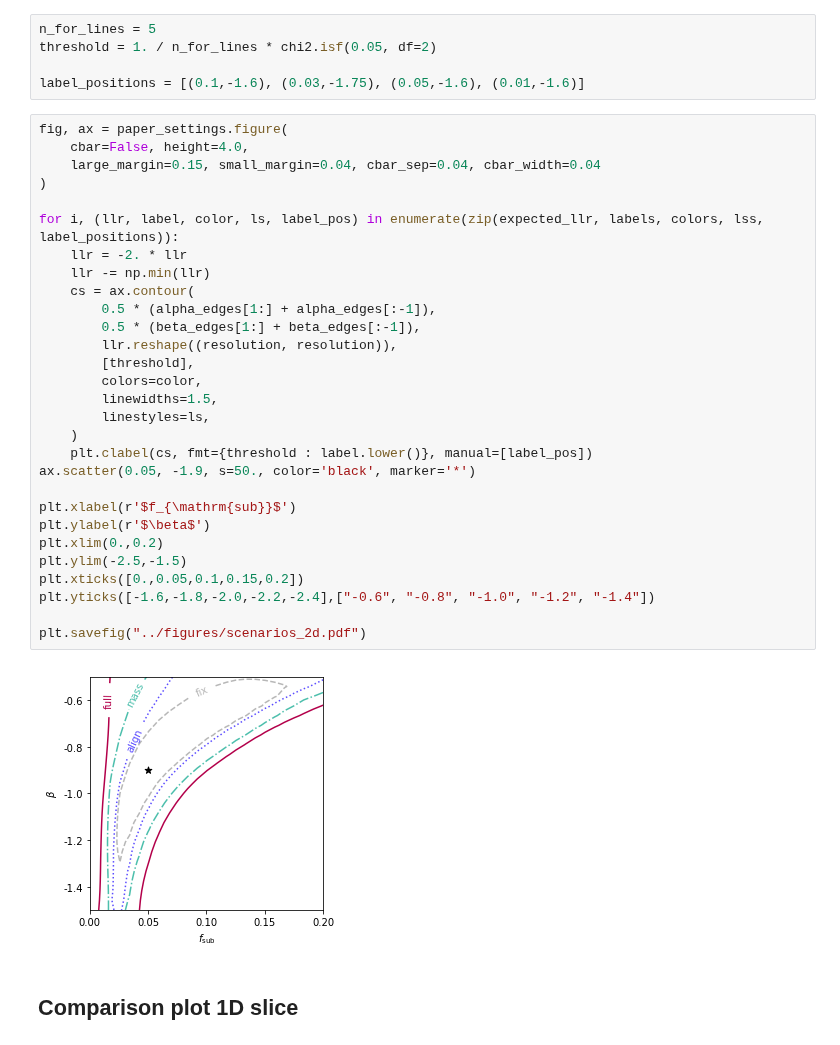
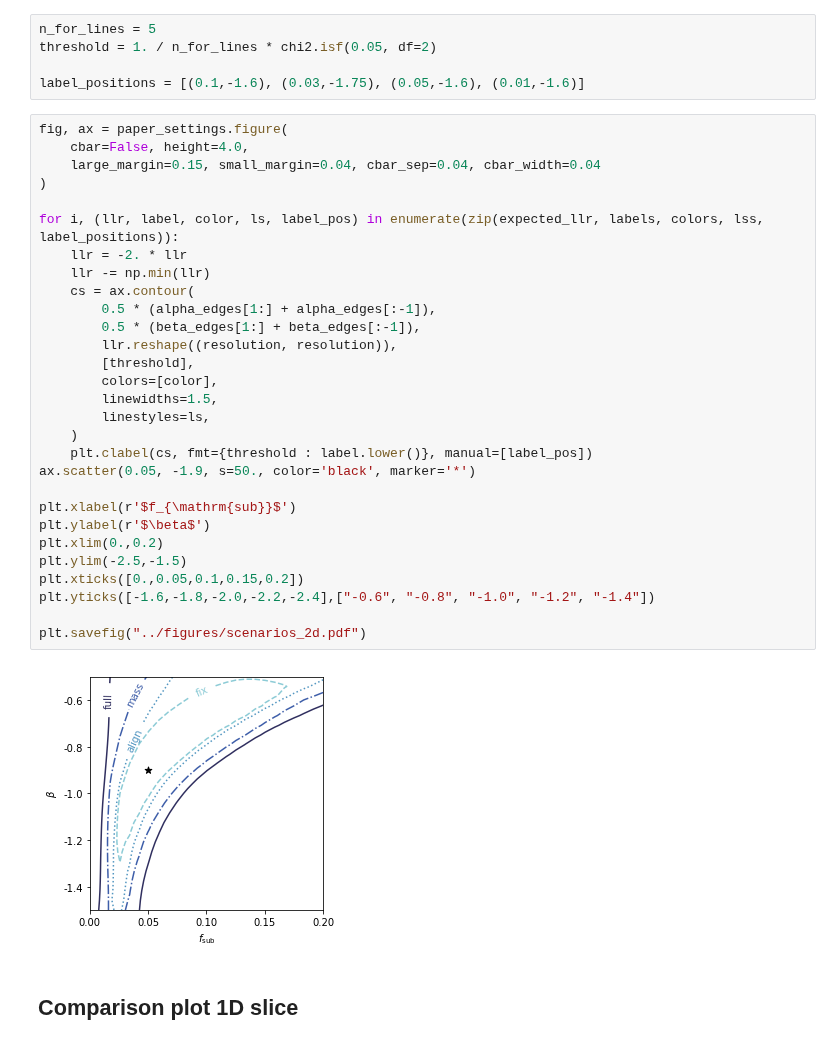
Before and after one commit to smsharma/mining-for-substructure-lens, a Jupyter notebook: notebooks/07_expected_llr_paper.ipynb, the cells around one changed output. Drawn from its saved outputs; the diff is of its cells as text.

```diff
--- a/notebooks/07_expected_llr_paper.ipynb
+++ b/notebooks/07_expected_llr_paper.ipynb
@@ -194,34 +186,34 @@ label_positions = [(0.1,-1.6), (0.03,-1.75), (0.05,-1.6), (0.01,-1.6)]
 # %%
 fig, ax = paper_settings.figure(
     cbar=False, height=4.0,
     large_margin=0.15, small_margin=0.04, cbar_sep=0.04, cbar_width=0.04
 )
 
 for i, (llr, label, color, ls, label_pos) in enumerate(zip(expected_llr, labels, colors, lss, label_positions)):
     llr = -2. * llr
     llr -= np.min(llr)
     cs = ax.contour(
         0.5 * (alpha_edges[1:] + alpha_edges[:-1]),
         0.5 * (beta_edges[1:] + beta_edges[:-1]),
         llr.reshape((resolution, resolution)),
         [threshold],
-        colors=color,
+        colors=[color],
         linewidths=1.5,
         linestyles=ls,
     )
     plt.clabel(cs, fmt={threshold : label.lower()}, manual=[label_pos])
 ax.scatter(0.05, -1.9, s=50., color='black', marker='*')
 
 plt.xlabel(r'$f_{\mathrm{sub}}$')
 plt.ylabel(r'$\beta$')
 plt.xlim(0.,0.2)
 plt.ylim(-2.5,-1.5)
 plt.xticks([0.,0.05,0.1,0.15,0.2])
 plt.yticks([-1.6,-1.8,-2.0,-2.2,-2.4],["-0.6", "-0.8", "-1.0", "-1.2", "-1.4"])
 
 plt.savefig("../figures/scenarios_2d.pdf")
 # %% [output]
-[figure, old version]
+[figure, new version]
 # %% [markdown]
 ## Comparison plot 1D slice
 # %%
```
Also changed, not shown: parts of 6 cells of this notebook, 18 other files.
